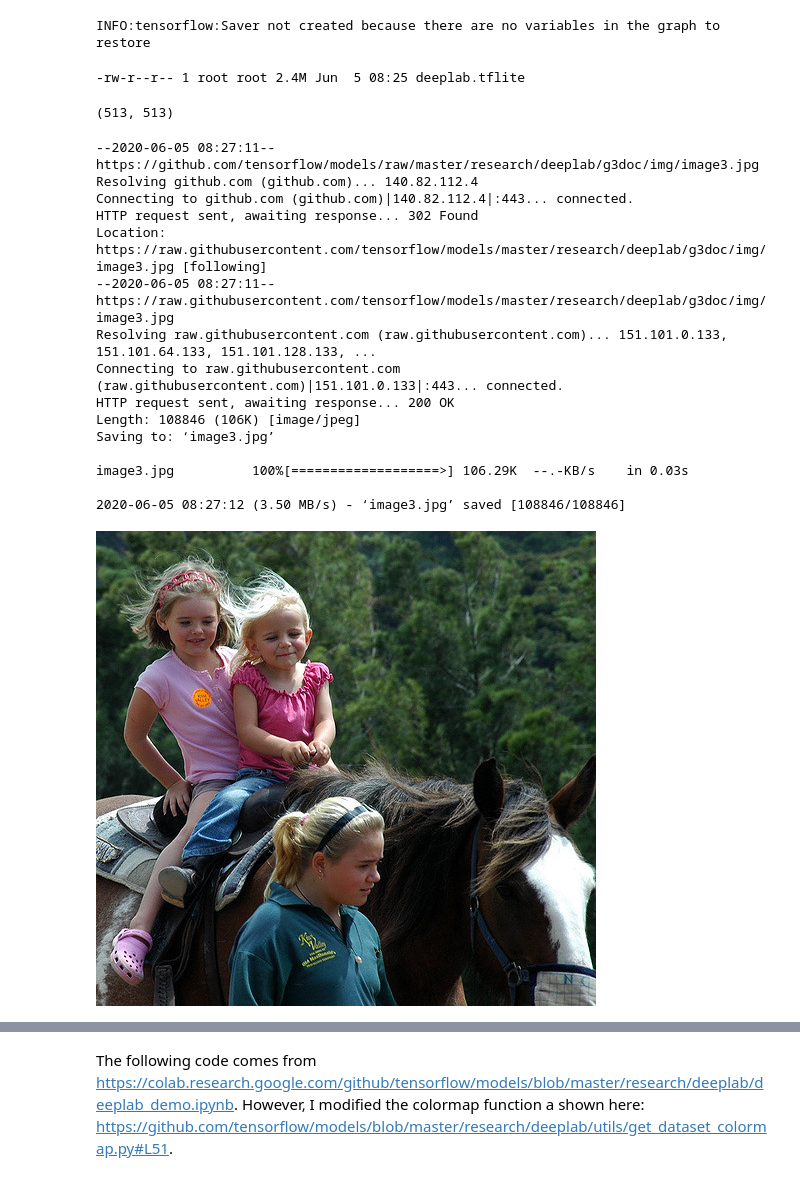
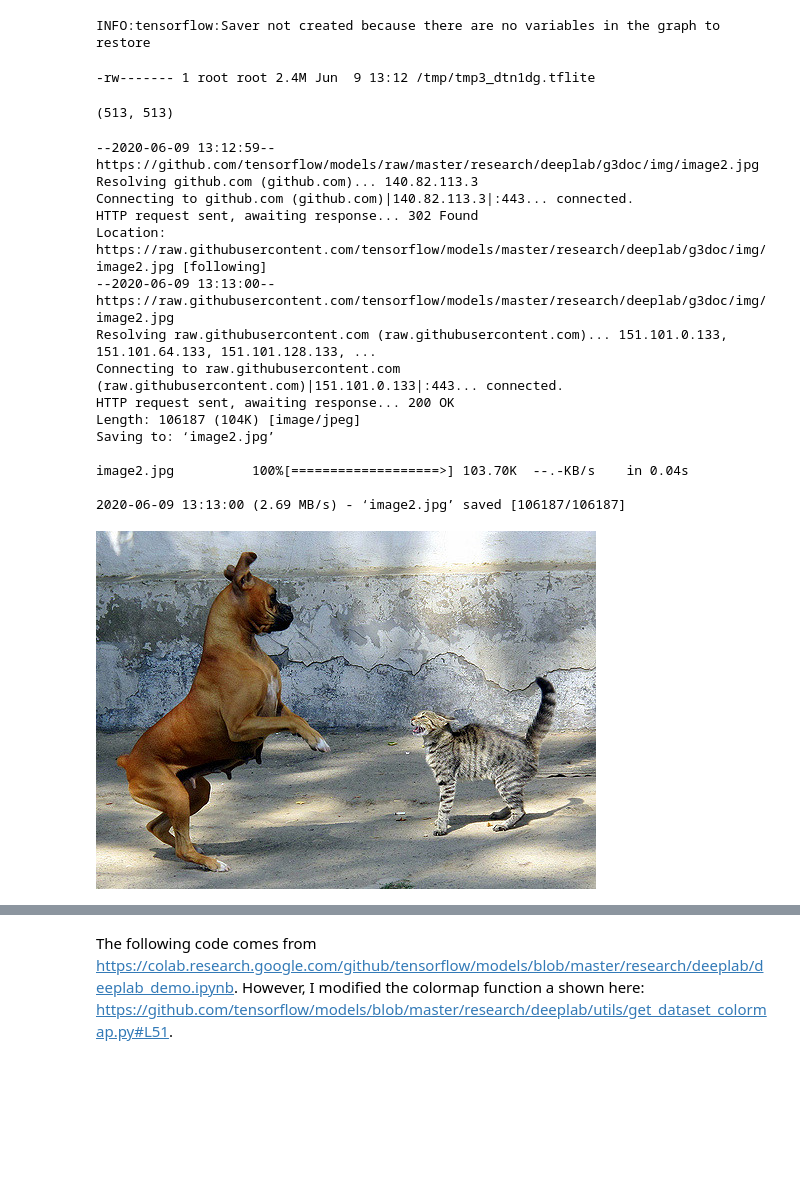
Before and after one commit to sayakpaul/Adventures-in-TensorFlow-Lite, a Jupyter notebook: DeepLab_TFLite_ADE20k.ipynb, the cells around one changed output, grey strips where cells are left out. Cells and saved outputs as stored; diff of their text form; code cells hidden in the pictures; blank space fills up the shorter version.

```diff
--- a/DeepLab_TFLite_ADE20k.ipynb
+++ b/DeepLab_TFLite_ADE20k.ipynb
@@ -109,11 +116,15 @@ tflite_model = converter.convert()
 # %% [output]
 INFO:tensorflow:Saver not created because there are no variables in the graph to restore
 # %%
-with tf.io.gfile.GFile('deeplab.tflite', 'wb') as f:
+import tempfile
+
+_, tflite_path = tempfile.mkstemp('.tflite')
+
+with open(tflite_path, 'wb') as f:
     f.write(tflite_model)
 
-!ls -lh deeplab.tflite
+!ls -lh {tflite_path}
 # %% [output]
--rw-r--r-- 1 root root 2.4M Jun  5 08:25 deeplab.tflite
+-rw------- 1 root root 2.4M Jun  9 13:12 /tmp/tmp3_dtn1dg.tflite
 # %%
 # Load the model.
@@ -130,31 +141,31 @@ print(input_size)
 (513, 513)
 # %%
 #@title Provide a URL to your image to download
-IMAGE_URL = 'https://github.com/tensorflow/models/raw/master/research/deeplab/g3doc/img/image3.jpg' #@param {type:"string"}
+IMAGE_URL = 'https://github.com/tensorflow/models/raw/master/research/deeplab/g3doc/img/image2.jpg' #@param {type:"string"}
 !wget {IMAGE_URL}
 # %% [output]
---2020-06-05 08:27:11--  https://github.com/tensorflow/models/raw/master/research/deeplab/g3doc/img/image3.jpg
-Resolving github.com (github.com)... 140.82.112.4
-Connecting to github.com (github.com)|140.82.112.4|:443... connected.
+--2020-06-09 13:12:59--  https://github.com/tensorflow/models/raw/master/research/deeplab/g3doc/img/image2.jpg
+Resolving github.com (github.com)... 140.82.113.3
+Connecting to github.com (github.com)|140.82.113.3|:443... connected.
 HTTP request sent, awaiting response... 302 Found
-Location: https://raw.githubusercontent.com/tensorflow/models/master/research/deeplab/g3doc/img/image3.jpg [following]
---2020-06-05 08:27:11--  https://raw.githubusercontent.com/tensorflow/models/master/research/deeplab/g3doc/img/image3.jpg
+Location: https://raw.githubusercontent.com/tensorflow/models/master/research/deeplab/g3doc/img/image2.jpg [following]
+--2020-06-09 13:13:00--  https://raw.githubusercontent.com/tensorflow/models/master/research/deeplab/g3doc/img/image2.jpg
 Resolving raw.githubusercontent.com (raw.githubusercontent.com)... 151.101.0.133, 151.101.64.133, 151.101.128.133, ...
 Connecting to raw.githubusercontent.com (raw.githubusercontent.com)|151.101.0.133|:443... connected.
 HTTP request sent, awaiting response... 200 OK
-Length: 108846 (106K) [image/jpeg]
-Saving to: ‘image3.jpg’
+Length: 106187 (104K) [image/jpeg]
+Saving to: ‘image2.jpg’
 
-image3.jpg          100%[===================>] 106.29K  --.-KB/s    in 0.03s
+image2.jpg          100%[===================>] 103.70K  --.-KB/s    in 0.04s
 
-2020-06-05 08:27:12 (3.50 MB/s) - ‘image3.jpg’ saved [108846/108846]
+2020-06-09 13:13:00 (2.69 MB/s) - ‘image2.jpg’ saved [106187/106187]
 # %%
 from PIL import Image
 
-image = Image.open('image3.jpg') # Change this filename accordingly
+image = Image.open('image2.jpg') # Change this filename accordingly
 image
 # %% [output]
-[figure, old version]
+[figure, new version]
 # %%
 # Preprocessing: convert the input image to the size required by the model
 # Courtesy: Khanh
```
Also changed, not shown: parts of 9 cells of this notebook.
